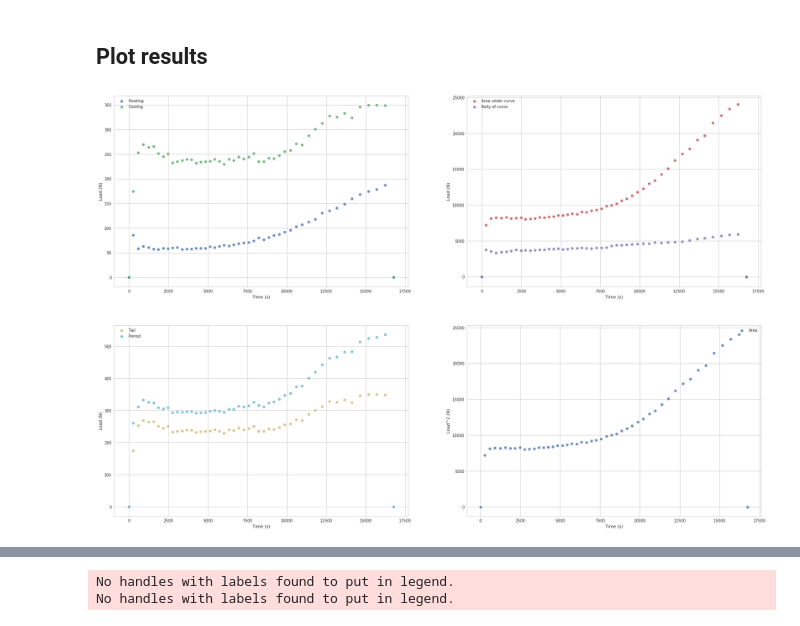
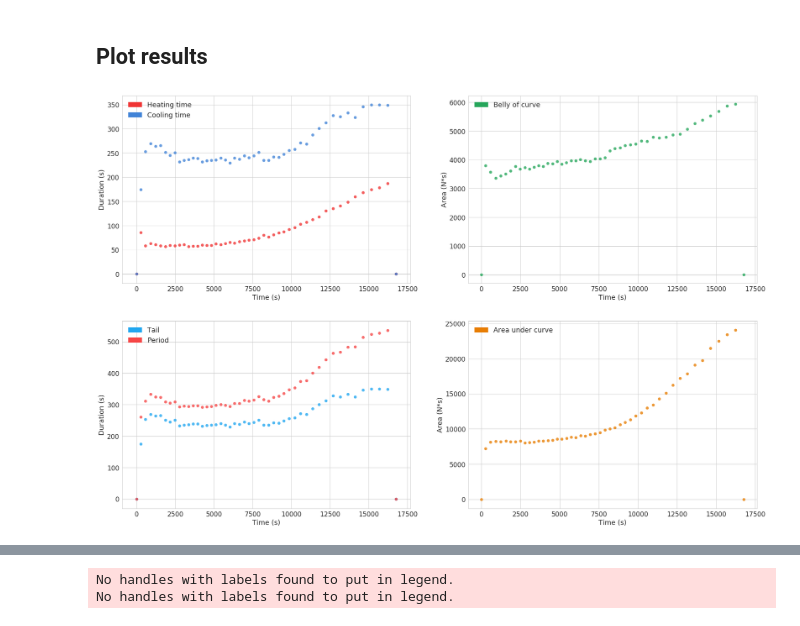
Before and after one commit to Columbia-Creative-Machines-Lab/muscle-prediction, a Jupyter notebook: feature-engineering-2.ipynb, the cells around one changed output, grey strips where cells are left out. Saved outputs shown, nothing was run; the diff lists cells and outputs as text; code cells hidden in the pictures.

Commit message:
add new assets, update graphs

```diff
--- a/feature-engineering-2.ipynb
+++ b/feature-engineering-2.ipynb
@@ -132,23 +132,3 @@ gen = gen_index()
 df['Belly'] = df[df['Min']==1].apply(lambda row: bellies[next(gen)], axis=1)
 # %% [markdown]
 ## Plot results
-# %%
-fig, axes = plt.subplots(nrows=2, ncols=2, figsize=(30,20))
-sns.set(); sns.set_style('whitegrid')
-sns.regplot('Time', 'Heating', df, fit_reg=False, ax=axes.flat[0], label='Heating'); sns.regplot('Time', 'Cooling', df, fit_reg=False, ax=axes.flat[0], label='Cooling')
-handles, labels = axes.flat[0].get_legend_handles_labels(); axes.flat[0].set(xlabel='Time (s)', ylabel='Load (N)'); axes.flat[0].legend(handles, labels)
-
-sns.regplot('Time', 'Area', df, fit_reg=False, ax=axes.flat[1], label='Area under curve')
-sns.regplot('Time', 'Belly', df, fit_reg=False, ax=axes.flat[1], label='Belly of curve')
-handles, labels = axes.flat[1].get_legend_handles_labels(); axes.flat[1].set(xlabel='Time (s)', ylabel='Load (N)'); axes.flat[1].legend(handles, labels)
-
-sns.regplot('Time', 'Tail', df, fit_reg=False, ax=axes.flat[2], label='Tail')
-sns.regplot('Time', 'Period', df, fit_reg=False, ax=axes.flat[2], label='Period')
-handles, labels = axes.flat[2].get_legend_handles_labels(); axes.flat[2].set(xlabel='Time (s)', ylabel='Load (N)'); axes.flat[2].legend(handles, labels)
-
-sns.regplot('Time', 'Area', df, fit_reg=False, ax=axes.flat[3], label='Area')
-handles, labels = axes.flat[3].get_legend_handles_labels(); axes.flat[3].set(xlabel='Time (s)', ylabel='Load^2 (N)'); axes.flat[3].legend(handles, labels)
-
-fig.savefig('images/features.png')
-# %% [output]
-[figure, removed]
@@ -154,0 +137,39 @@ fig.savefig('images/features.png')
+# %%
+fig, axes = plt.subplots(nrows=2, ncols=2, figsize=(30,20))
+sns.set(); sns.set_style('whitegrid')
+
+xl, xls = 'Time', 'Time (s)'
+sdf = df[df['Min']==1]#[1:]
+s, fs, tick_fs = 60, 18, 17
+labels = [(xls, 'Duration (s)'), (xls, 'Area (N*s)'), (xls, 'Duration (s)'), (xls, 'Area (N*s)')]
+lines = [('Heating time', 'Cooling time'), ('Belly of curve',), ('Tail', 'Period'), ('Area under curve',)]
+colors = [('#f03434', '#4183d7'), ('#26a65b',), ('#22a7f0', '#f64747'), ('#e87e04',)]
+
+# Cycle/Heating/Cooling plot
+sns.regplot(xl, 'Heating', sdf, fit_reg=False, ax=axes.flat[0], scatter_kws={'color': colors[0][0], 's': s});
+sns.regplot(xl, 'Cooling', sdf, fit_reg=False, ax=axes.flat[0], scatter_kws={'color': colors[0][1], 's': s})
+
+# Cycle/Area/Belly plot
+sns.regplot(xl, 'Belly', sdf, fit_reg=False, ax=axes.flat[1], scatter_kws={'color': colors[1][0], 's': s})
+
+# Cycle/Tail/Period plot
+sns.regplot(xl, 'Tail', sdf, fit_reg=False, ax=axes.flat[2], scatter_kws={'color': colors[2][0], 's': s})
+sns.regplot(xl, 'Period', sdf, fit_reg=False, ax=axes.flat[2], scatter_kws={'color': colors[2][1], 's': s})
+
+# Cycle/Area plot
+sns.regplot(xl, 'Area', sdf, fit_reg=False, ax=axes.flat[3], scatter_kws={'color': colors[3][0], 's': s})
+
+for i, ax in enumerate(axes.flat):
+    ax.set_xlabel(labels[i][0], fontsize=fs)
+    ax.set_ylabel(labels[i][1], fontsize=fs)
+    #handles, labels = ax.get_legend_handles_labels();
+    #ax.legend(handles, labels, fontsize=fs)
+    patches = [mpatches.Patch(color=c, label=l) for (c, l) in zip(colors[i], lines[i])]
+    ax.legend(handles=[p for p in patches], fontsize=fs)
+    #ax.set_xlim(0, 50)
+    ax.tick_params(axis='both', labelsize=tick_fs)
+    #ax.xaxis.set_ticks(np.arange(1, 48, 4))
+
+fig.savefig('images/features-3.png')
+# %% [output]
+[figure, added]
```
Also changed, not shown: parts of 2 cells of this notebook, 3 other files.
